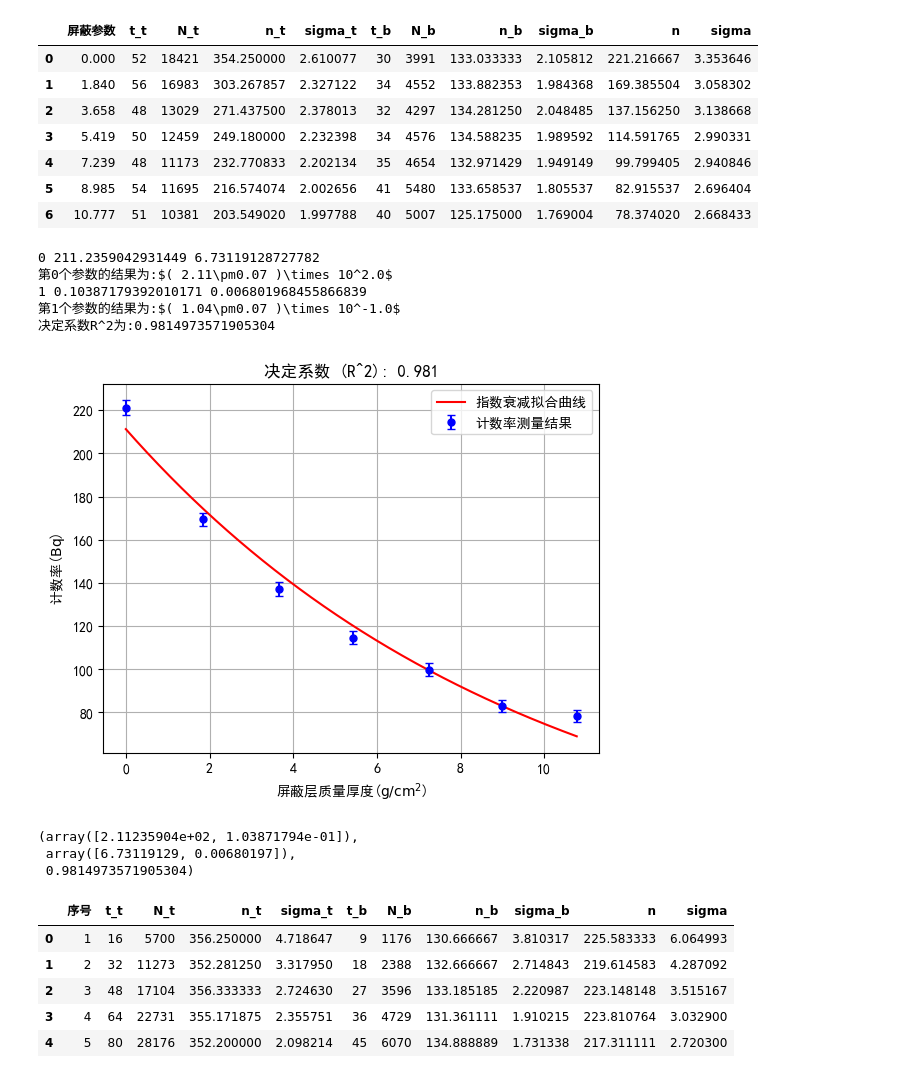
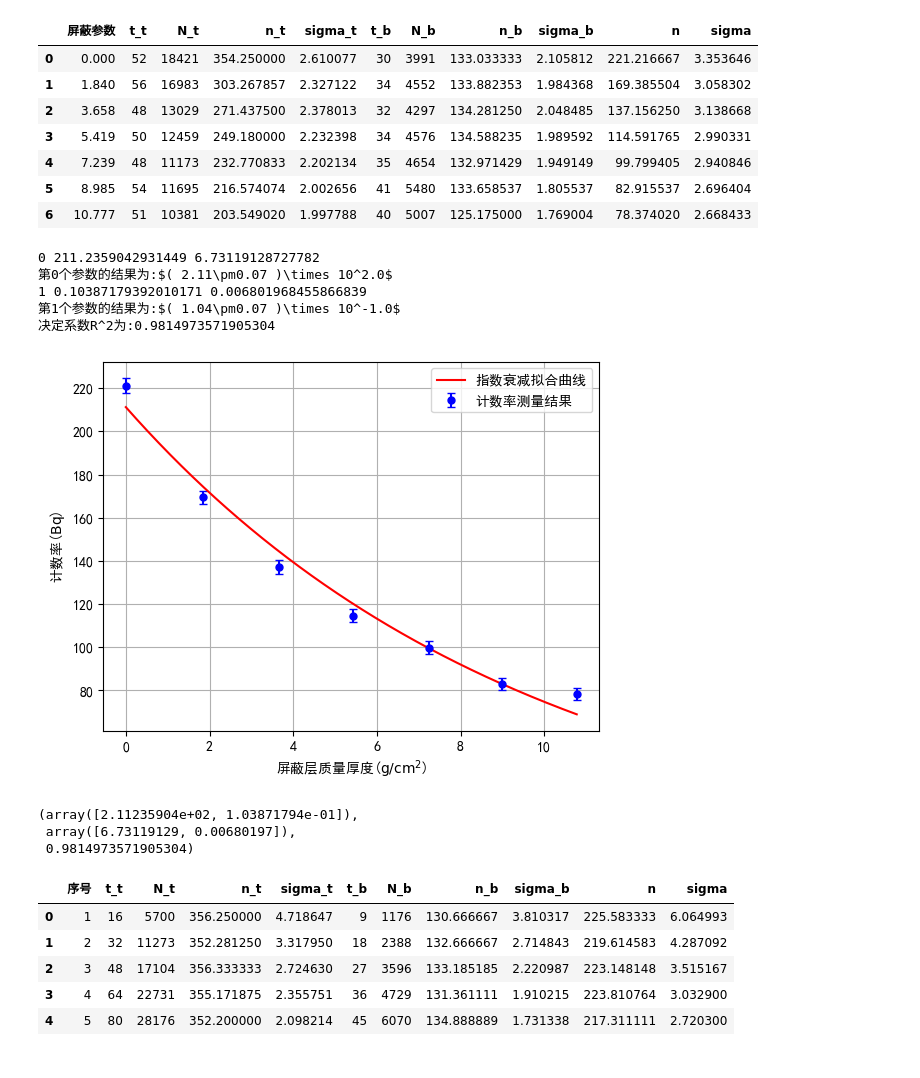
Before and after one commit to Xuanyiyiren/Fundamental-Laboratory-Experiment-in-Nuclear-Electronics-II, a Jupyter notebook: 实验1&8/exp8.ipynb, the cells around one changed output. Cells and saved outputs as stored; diff of their text form; code cells hidden in the pictures.

```diff
--- a/实验1&8/exp8.ipynb
+++ b/实验1&8/exp8.ipynb
@@ -183,35 +183,35 @@ print(f"决定系数R^2为:{r_squared}")
 plt.figure()
 plt.errorbar(x_data, y_data, yerr=y_error, fmt='bo', markersize=5, capsize=3, capthick=1, label='计数率测量结果')
 
 max_value = np.max(x_data)
 min_value = np.min(x_data)
 linspace_xdata = np.linspace(min_value, max_value, 1000)
 
 #如果是np可接受的函数会方便很多，这里考虑一般情况
 linspace_ydata=[]
 for v in linspace_xdata:
     linspace_ydata.append(my_model(v,*params))
 
 linspace_ydata=np.array(linspace_ydata)
 
 plt.plot(linspace_xdata, linspace_ydata, label='指数衰减拟合曲线', color='r')
 plt.xlabel(f'屏蔽层质量厚度($\mathrm{{g/cm^2}}$)')
 plt.ylabel(f'计数率($\mathrm{{Bq}}$)')
 plt.legend()
 plt.grid()
-plt.title(f"决定系数 (R^2): {r_squared:.3f}")
+# plt.title(f"决定系数 (R^2): {r_squared:.3f}")
 plt.savefig(path+'shield_result.pdf')
 plt.show()
 
 
 params,std,r_squared
 # %% [output]
 0 211.2359042931449 6.73119128727782
 第0个参数的结果为:$( 2.11\pm0.07 )\times 10^2.0$
 1 0.10387179392010171 0.006801968455866839
 第1个参数的结果为:$( 1.04\pm0.07 )\times 10^-1.0$
 决定系数R^2为:0.9814973571905304
-[figure, old version]
+[figure, new version]
 (array([2.11235904e+02, 1.03871794e-01]),
  array([6.73119129, 0.00680197]),
  0.9814973571905304)
```
Also changed, not shown: parts of 2 cells of this notebook, 3 other files.
